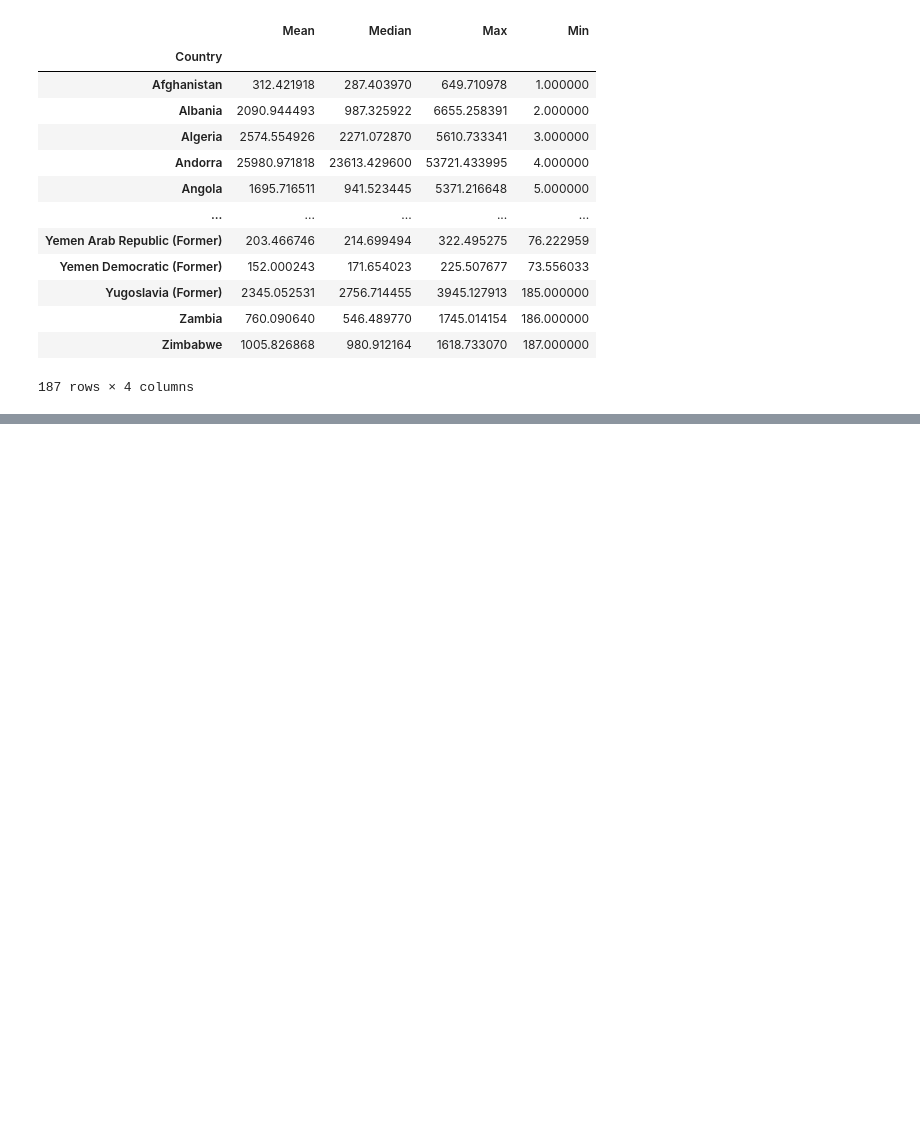
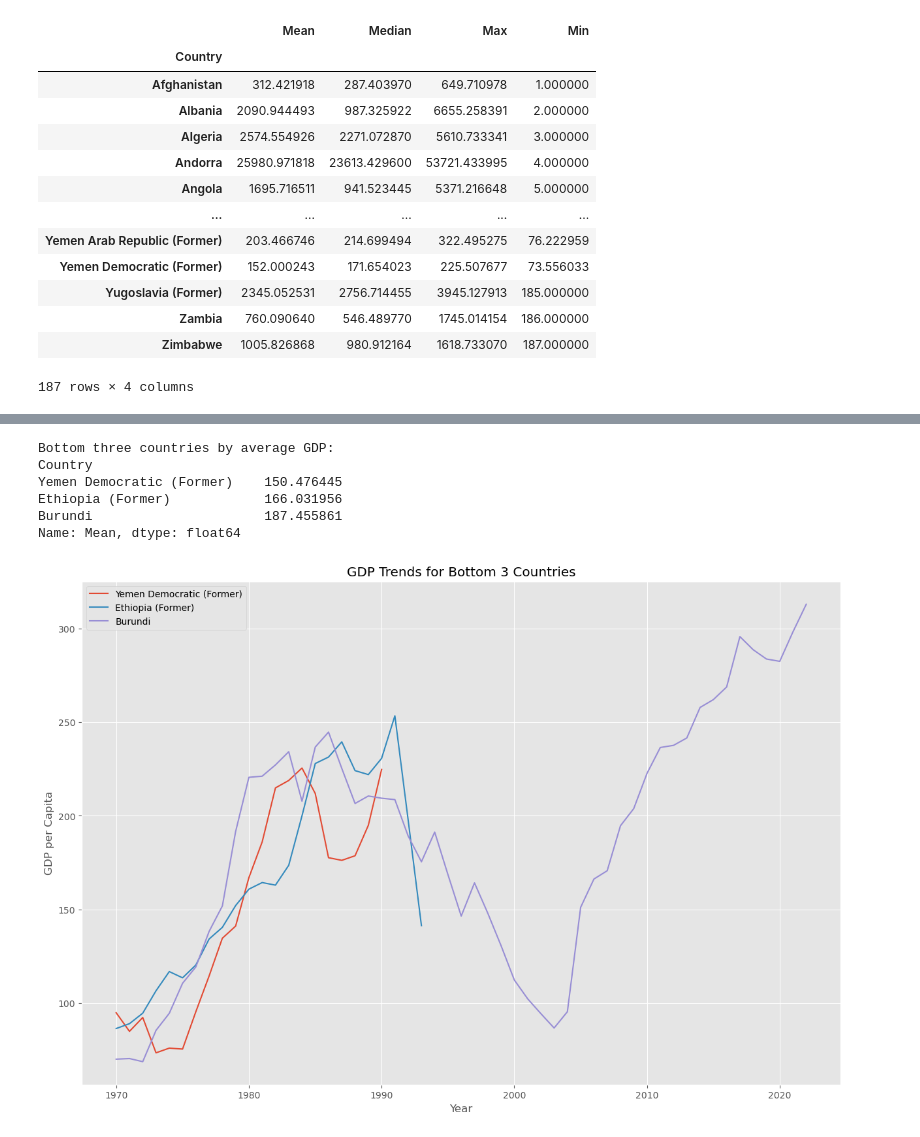
Before and after one commit to connerdekok/Country_GDP, a Jupyter notebook: Country_GDP.ipynb, the cells around one changed output, grey strips where cells are left out. Saved outputs shown, nothing was run; the diff lists cells and outputs as text; code cells hidden in the pictures; blank space fills up the shorter version.

```diff
--- a/Country_GDP.ipynb
+++ b/Country_GDP.ipynb
@@ -79,3 +196,31 @@ Emily Start
+# %%
+# Find the top three countries by average GDP
+Bottom_three_countries = summary_df['Mean'].nsmallest(3)
+print("\nBottom three countries by average GDP:")
+print(Bottom_three_countries)
+# %% [output]
+Bottom three countries by average GDP:
+Country
+Yemen Democratic (Former)    150.476445
+Ethiopia (Former)            166.031956
+Burundi                      187.455861
+Name: Mean, dtype: float64
+# %%
+# Plotting
+plt.figure(figsize=(15, 10))
+
+# Plot GDP trends for bottom 3 countries
+for country in Bottom_three_countries.index:
+    plt.plot(df.columns, df.loc[country], label=country)
+
+plt.title("GDP Trends for Bottom 3 Countries")
+plt.xlabel("Year")
+plt.ylabel("GDP per Capita")
+plt.legend()
+plt.grid(True)
+plt.show()
+# %% [output]
+[figure, added]
 # %%
 Emily End
 # %%
```
Also changed, not shown: parts of 1 cell of this notebook.
